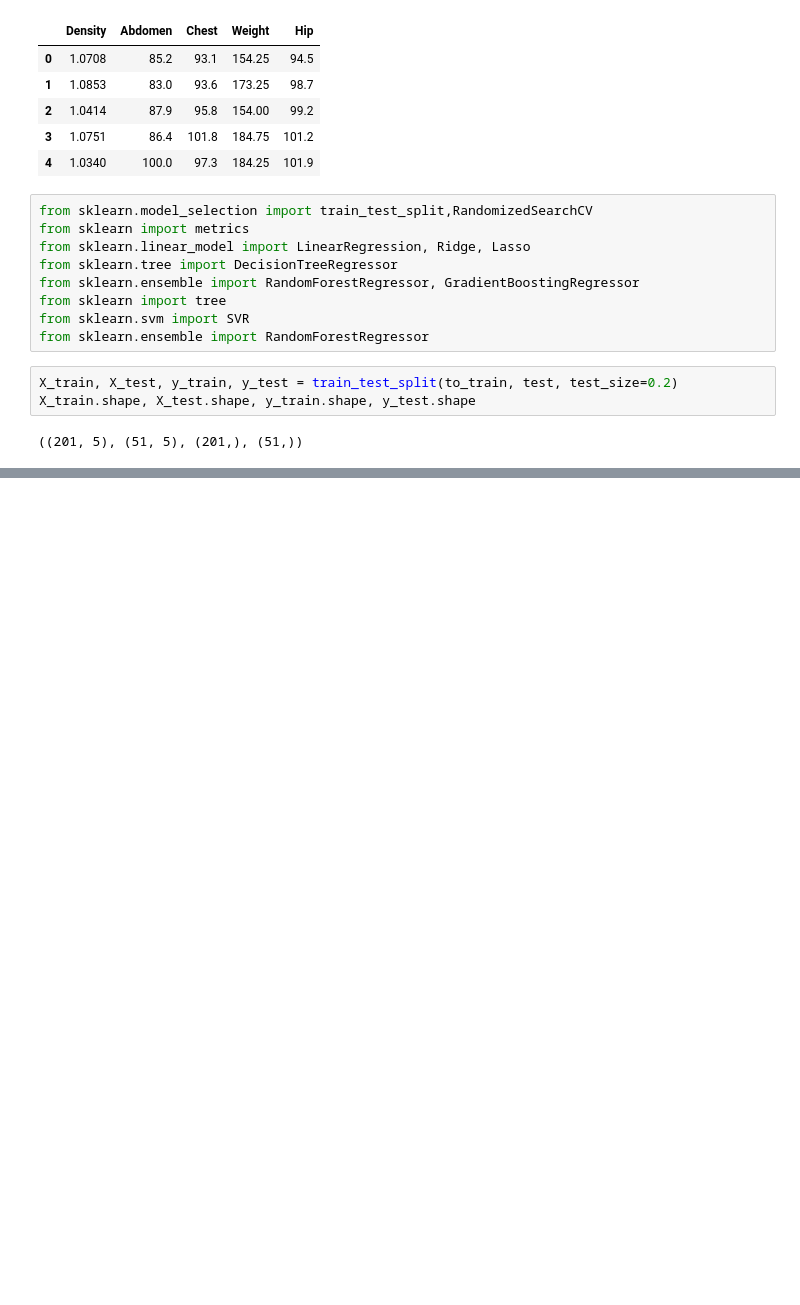
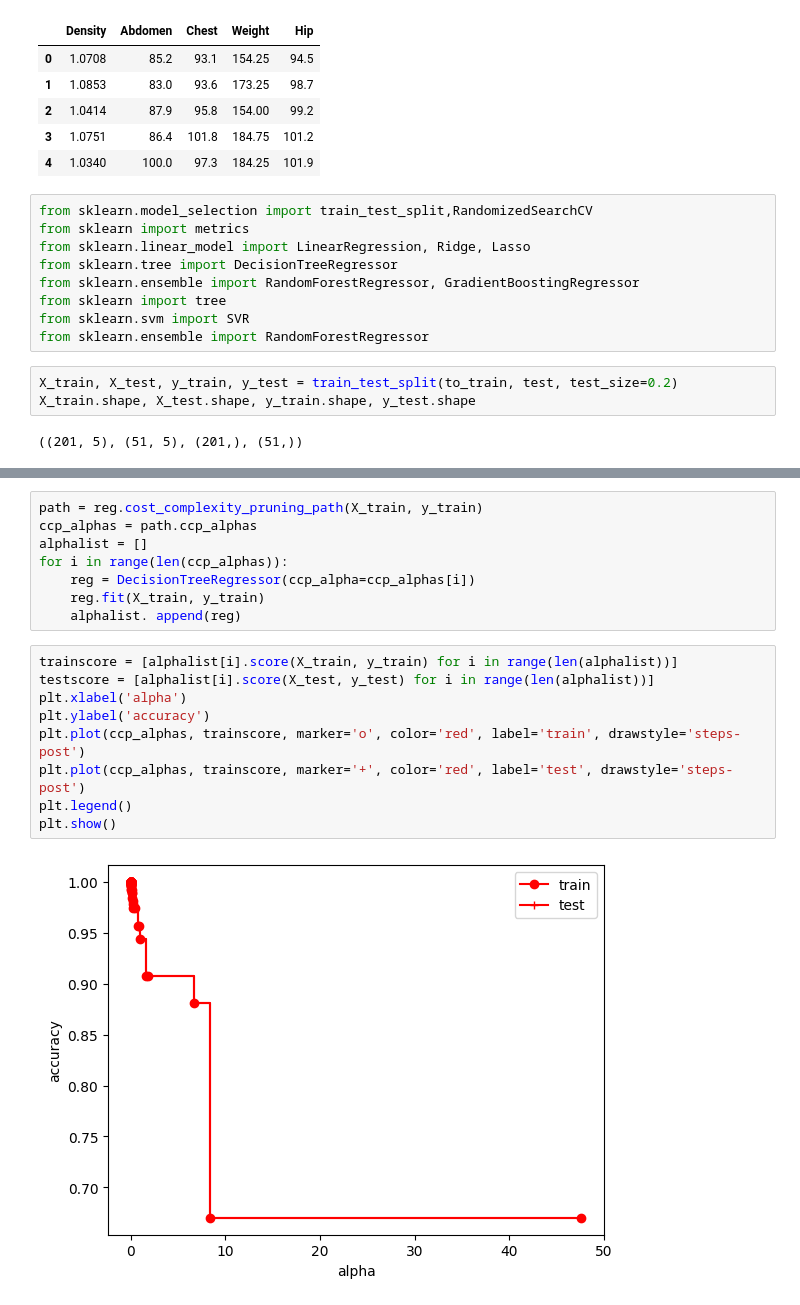
Before and after one commit to ttbontra/body-fat-estimator, a Jupyter notebook: body_fat_prediction.ipynb, the cells around one changed output, grey strips where cells are left out. Drawn from its saved outputs; the diff is of its cells as text; blank space fills up the shorter version.

Commit message:
train and test for accuracy

```diff
--- a/body_fat_prediction.ipynb
+++ b/body_fat_prediction.ipynb
@@ -340,0 +341,19 @@ tree.plot_tree(reg, filled=True)
+# %%
+path = reg.cost_complexity_pruning_path(X_train, y_train)
+ccp_alphas = path.ccp_alphas
+alphalist = []
+for i in range(len(ccp_alphas)):
+    reg = DecisionTreeRegressor(ccp_alpha=ccp_alphas[i])
+    reg.fit(X_train, y_train)
+    alphalist. append(reg)
+# %%
+trainscore = [alphalist[i].score(X_train, y_train) for i in range(len(alphalist))]
+testscore = [alphalist[i].score(X_test, y_test) for i in range(len(alphalist))]
+plt.xlabel('alpha')
+plt.ylabel('accuracy')
+plt.plot(ccp_alphas, trainscore, marker='o', color='red', label='train', drawstyle='steps-post')
+plt.plot(ccp_alphas, trainscore, marker='+', color='red', label='test', drawstyle='steps-post')
+plt.legend()
+plt.show()
+# %% [output]
+[figure, added]
```
Also changed, not shown: parts of 3 cells of this notebook.
